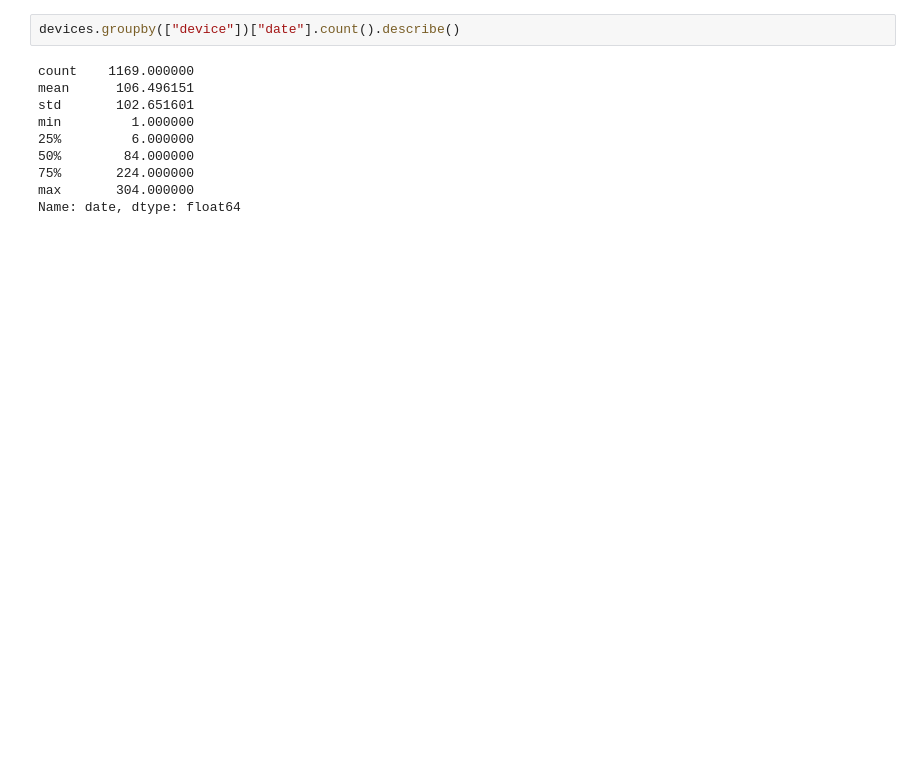
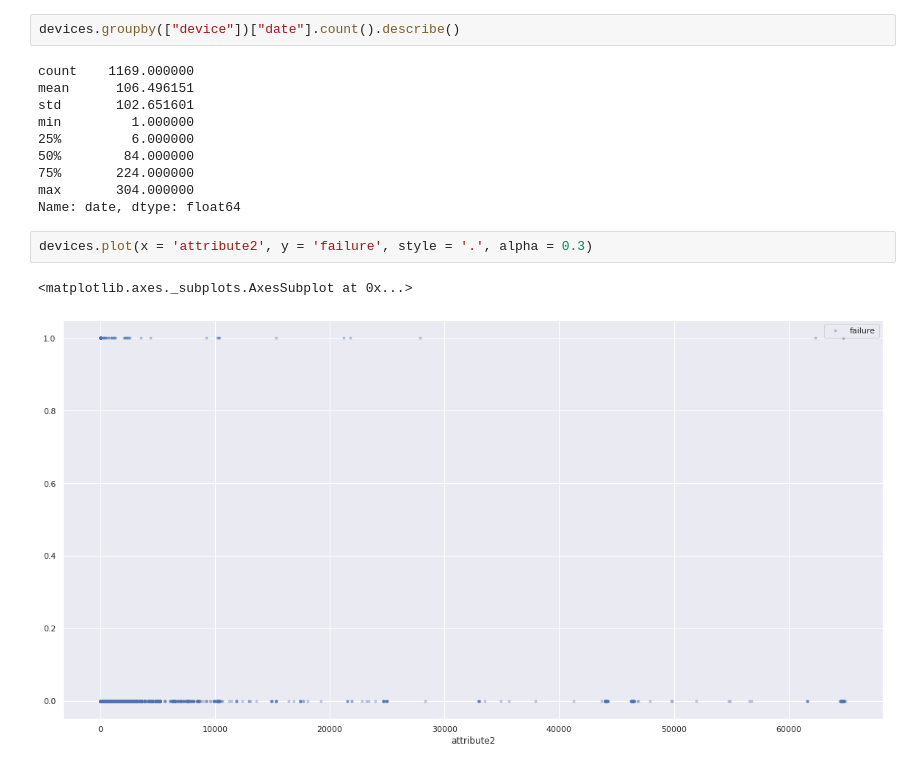
Before and after one commit to qSergio/rare_anomaly, a Jupyter notebook: anomalia/primer_acercamiento.ipynb, the cells around one changed output. Drawn from its saved outputs; the diff is of its cells as text; blank space fills up the shorter version.

```diff
--- a/anomalia/primer_acercamiento.ipynb
+++ b/anomalia/primer_acercamiento.ipynb
@@ -76,3 +76,8 @@ min         1.000000
 75%       224.000000
 max       304.000000
 Name: date, dtype: float64
+# %%
+devices.plot(x = 'attribute2', y = 'failure', style = '.', alpha = 0.3)
+# %% [output]
+<matplotlib.axes._subplots.AxesSubplot at 0x...>
+[figure, added]
```
Also changed, not shown: parts of 5 cells of this notebook.
